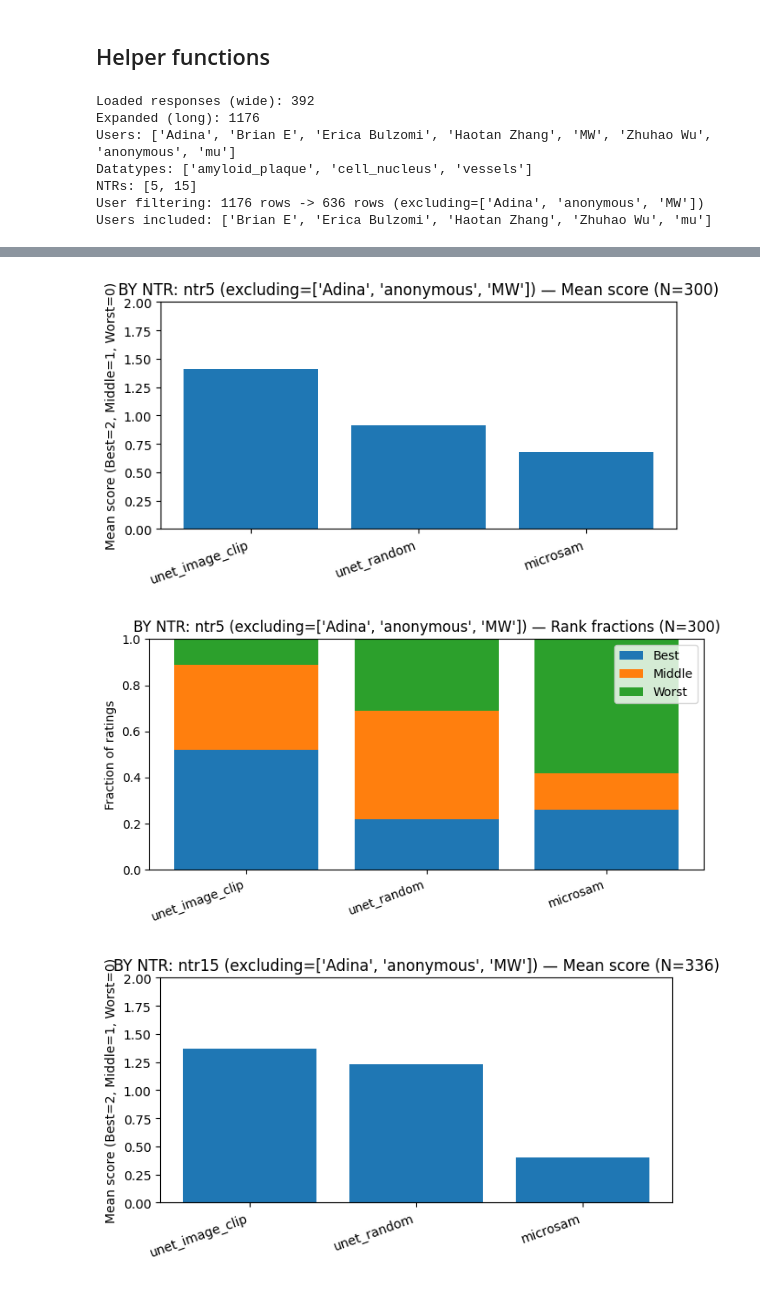
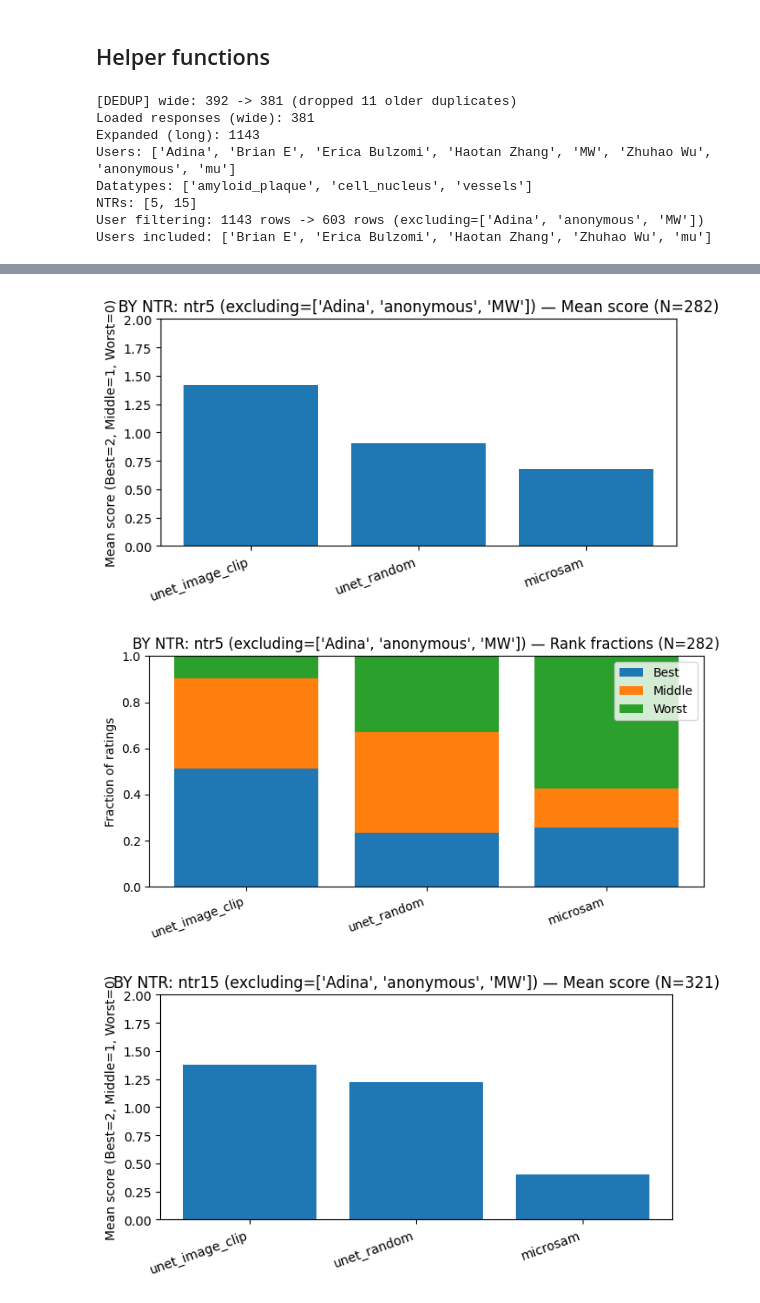
Before and after one commit to AdinaScheinfeld/segmentation_streamlit_public, a Jupyter notebook: plot_streamlit_results.ipynb, the cells around one changed output, grey strips where cells are left out. Drawn from its saved outputs; the diff is of its cells as text; code cells hidden in the pictures.

Commit message:
Enable deduplication by user

```diff
--- a/plot_streamlit_results.ipynb
+++ b/plot_streamlit_results.ipynb
@@ -34,14 +34,16 @@ PLOT_BY_NTR = True # ex., ntr5 vs ntr15
 PLOT_BY_DATATYPE = True
 PLOT_BY_USER = True
 
-# filter users (applied to overall plots only)
-# If INCLUDE_USERS is non-empty, ONLY those users are used in OVERALL plots.
+# filter users; if INCLUDE_USERS is non-empty, ONLY those users are used
 INCLUDE_USERS = []  # ex: ["Adi", "MW"]
 EXCLUDE_USERS = ['Adina', 'anonymous', 'MW']  # e.g. ["anonymous"]
 
 # consistent model ordering across plots
 # if empty, will auto-order by overall mean score (descending)
 MODEL_ORDER = ["unet_image_clip", "unet_random", "microsam"]
+
+# Keep ONLY the most recent submission for each (user_id, sample_id).
+DEDUPE_KEEP_MOST_RECENT_PER_USER_SAMPLE = True
 # %% [markdown]
 ## Helper functions
 # %%
@@ -71,6 +73,10 @@ def read_responses(path: Path, needed_cols: list[str]) -> pd.DataFrame:
     for c in needed_cols:
         df[c] = df[c].astype(str).str.strip()
 
+    # Parse timestamp to datetime for sorting/deduping
+    # CSV looks like: "2026-01-26 06:05:49"
+    df["timestamp_dt"] = pd.to_datetime(df["timestamp"], errors="coerce")
+
     df["z"] = pd.to_numeric(df["z"], errors="coerce")
     return df
 
@@ -93,6 +99,7 @@ def wide_to_long(df_wide: pd.DataFrame, rank_to_score: dict) -> pd.DataFrame:
             rows.append({
                 "response_id": r["response_id"],
                 "timestamp": r["timestamp"],
+                "timestamp_dt": r.get("timestamp_dt", pd.NaT),
                 "user_id": r["user_id"],
                 "sample_id": r["sample_id"],
                 "datatype": r["datatype"],
@@ -128,6 +135,22 @@ def _filter_suffix(include_users, exclude_users) -> str:
     if exclude_users:
         return f"(excluding={exclude_users})"
     return "(all users)"
+
+
+# dedupe (keep only the most recent row for each (user_id, sample_id))
+def keep_most_recent_per_user_sample(df_wide: pd.DataFrame) -> pd.DataFrame:
+
+    if len(df_wide) == 0:
+        return df_wide
+
+    out = df_wide.copy()
+
+    # put NaT last so real timestamps win
+    out = out.sort_values(["user_id", "sample_id", "timestamp_dt"], ascending=[True, True, True])
+
+    # keep last (most recent) within each (user_id, sample_id)
+    out = out.drop_duplicates(subset=["user_id", "sample_id"], keep="last")
+    return out.reset_index(drop=True)
 # %%
 # summary and plotting
 
@@ -251,6 +274,15 @@ def plot_block(data: pd.DataFrame, title: str, model_order: list[str], show_tabl
 # read data
 df = read_responses(FILE, NEEDED_COLS)
 df["ntr"] = df["sample_id"].apply(extract_ntr)
+
+# if specified, keep only most recent response per (user_id, sample_id)
+if DEDUPE_KEEP_MOST_RECENT_PER_USER_SAMPLE:
+    before = len(df)
+    df = keep_most_recent_per_user_sample(df)
+    after = len(df)
+    dropped = before - after
+    print(f"[DEDUP] wide: {before} -> {after} (dropped {dropped} older duplicates)")
+
 long = wide_to_long(df, RANK_TO_SCORE)
 
 print("Loaded responses (wide):", len(df))
@@ -267,7 +299,6 @@ print(f"User filtering: {len(long)} rows -> {len(long_filt)} rows {suffix}")
 print("Users included:", sorted(long_filt["user_id"].unique()))
 
 # determine a global model order (consistent across plots)
-long_filt = filter_users(long, include_users=INCLUDE_USERS, exclude_users=EXCLUDE_USERS)
 overall_summary_filtered = summarize(long_filt)
 GLOBAL_MODEL_ORDER = choose_model_order(overall_summary_filtered, explicit_order=MODEL_ORDER)
 if len(GLOBAL_MODEL_ORDER) == 0:
@@ -281,37 +312,38 @@ if PLOT_OVERALL:
 if PLOT_BY_NTR:
     for ntr in sorted([int(x) for x in long_filt["ntr"].dropna().unique()]):
         sub = long_filt[long_filt["ntr"] == ntr]
         if len(sub) == 0:
             continue
         plot_block(sub, f"BY NTR: ntr{ntr} {suffix}", GLOBAL_MODEL_ORDER)
 
 # plot by datatype (optionally filtered, if specified)
 if PLOT_BY_DATATYPE:
     for dtype in sorted(long_filt["datatype"].dropna().unique()):
         sub = long_filt[long_filt["datatype"] == dtype]
         if len(sub) == 0:
             continue
         plot_block(sub, f"BY DATATYPE: {dtype} {suffix}", GLOBAL_MODEL_ORDER)
 
 # plot by user (optionally filtered, if specified)
 if PLOT_BY_USER:
     for u in sorted(long_filt["user_id"].dropna().unique()):
         sub = long_filt[long_filt["user_id"] == u]
         if len(sub) == 0:
             continue
         plot_block(sub, f"BY USER: {u} {suffix}", GLOBAL_MODEL_ORDER)
 # %% [output]
-Loaded responses (wide): 392
-Expanded (long): 1176
+[DEDUP] wide: 392 -> 381 (dropped 11 older duplicates)
+Loaded responses (wide): 381
+Expanded (long): 1143
 Users: ['Adina', 'Brian E', 'Erica Bulzomi', 'Haotan Zhang', 'MW', 'Zhuhao Wu', 'anonymous', 'mu']
 Datatypes: ['amyloid_plaque', 'cell_nucleus', 'vessels']
 NTRs: [5, 15]
-User filtering: 1176 rows -> 636 rows (excluding=['Adina', 'anonymous', 'MW'])
+User filtering: 1143 rows -> 603 rows (excluding=['Adina', 'anonymous', 'MW'])
 Users included: ['Brian E', 'Erica Bulzomi', 'Haotan Zhang', 'Zhuhao Wu', 'mu']
 [figure]
 [figure]
 [figure]
-[figure, old version]
+[figure, new version]
 [figure]
 [figure]
 [figure]
```
Also changed, not shown: parts of 1 cell of this notebook.
